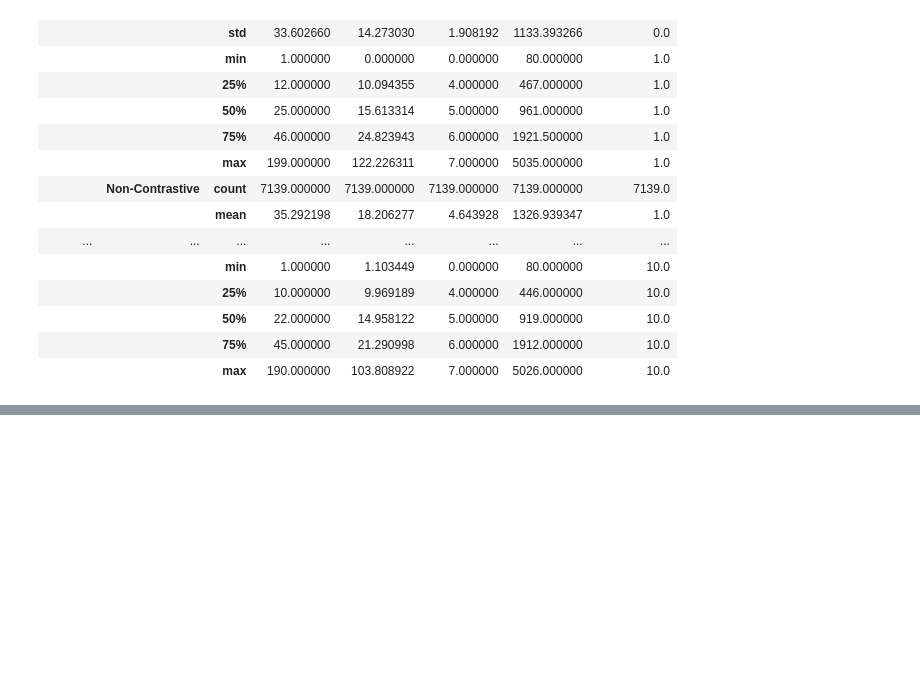
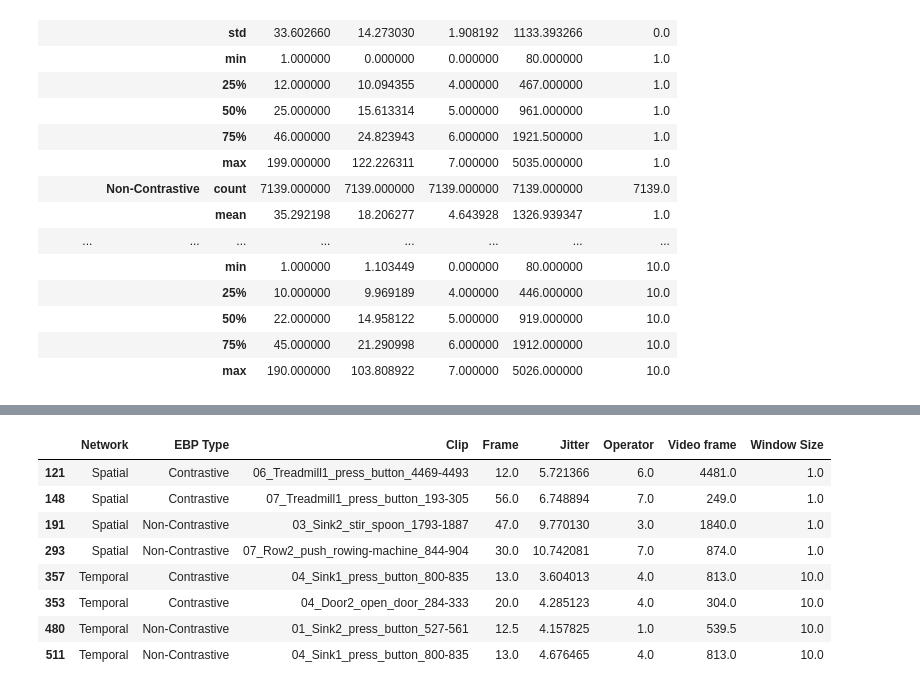
Before and after one commit to willprice/two-stream-action-cnn-analysis, a Jupyter notebook: notebooks/2 - Analysis - Attention map video jitter/1 - BEOID Jitter Analysis.ipynb, the cells around one changed output, grey strips where cells are left out. Saved outputs shown, nothing was run; the diff lists cells and outputs as text; code cells hidden in the pictures; blank space fills up the shorter version.

```diff
--- a/notebooks/2 - Analysis - Attention map video jitter/1 - BEOID Jitter Analysis.ipynb
+++ b/notebooks/2 - Analysis - Attention map video jitter/1 - BEOID Jitter Analysis.ipynb
@@ -51,13 +75,0 @@ plt.title("Attention map video jitter (BEOID)")
-# %%
-jitter_df['Type'] = jitter_df['Network'] + " " + jitter_df['EBP Type']
-grid = sns.FacetGrid(data=jitter_df,
-                     col='Action',
-                     hue="Type",
-                     col_wrap=4,
-                     sharey=False,
-                     sharex=False
-                     )
-grid.map(sns.distplot, "Jitter", hist=False)
-grid.set_ylabels("Relative Frequency")
-grid.set(yticks=[])
-grid.add_legend()
@@ -83,0 +125,12 @@ grid.set_ylabels("Relative Frequency")
+# %%
+jitter_average_by_clip.sort_values(by=['Network', 'EBP Type', 'Jitter']).groupby(['Network', 'EBP Type']).head(2)
+# %% [output]
+|  | Network | EBP Type | Clip | Frame | Jitter | Operator | Video frame | Window Size |
+| 121 | Spatial | Contrastive | 06_Treadmill1_press_button_4469-4493 | 12.0 | 5.721366 | 6.0 | 4481.0 | 1.0 |
+| 148 | Spatial | Contrastive | 07_Treadmill1_press_button_193-305 | 56.0 | 6.748894 | 7.0 | 249.0 | 1.0 |
+| 191 | Spatial | Non-Contrastive | 03_Sink2_stir_spoon_1793-1887 | 47.0 | 9.770130 | 3.0 | 1840.0 | 1.0 |
+| 293 | Spatial | Non-Contrastive | 07_Row2_push_rowing-machine_844-904 | 30.0 | 10.742081 | 7.0 | 874.0 | 1.0 |
+| 357 | Temporal | Contrastive | 04_Sink1_press_button_800-835 | 13.0 | 3.604013 | 4.0 | 813.0 | 10.0 |
+| 353 | Temporal | Contrastive | 04_Door2_open_door_284-333 | 20.0 | 4.285123 | 4.0 | 304.0 | 10.0 |
+| 480 | Temporal | Non-Contrastive | 01_Sink2_press_button_527-561 | 12.5 | 4.157825 | 1.0 | 539.5 | 10.0 |
+| 511 | Temporal | Non-Contrastive | 04_Sink1_press_button_800-835 | 13.0 | 4.676465 | 4.0 | 813.0 | 10.0 |
```
Also changed, not shown: parts of 8 cells of this notebook, 21 other files.
